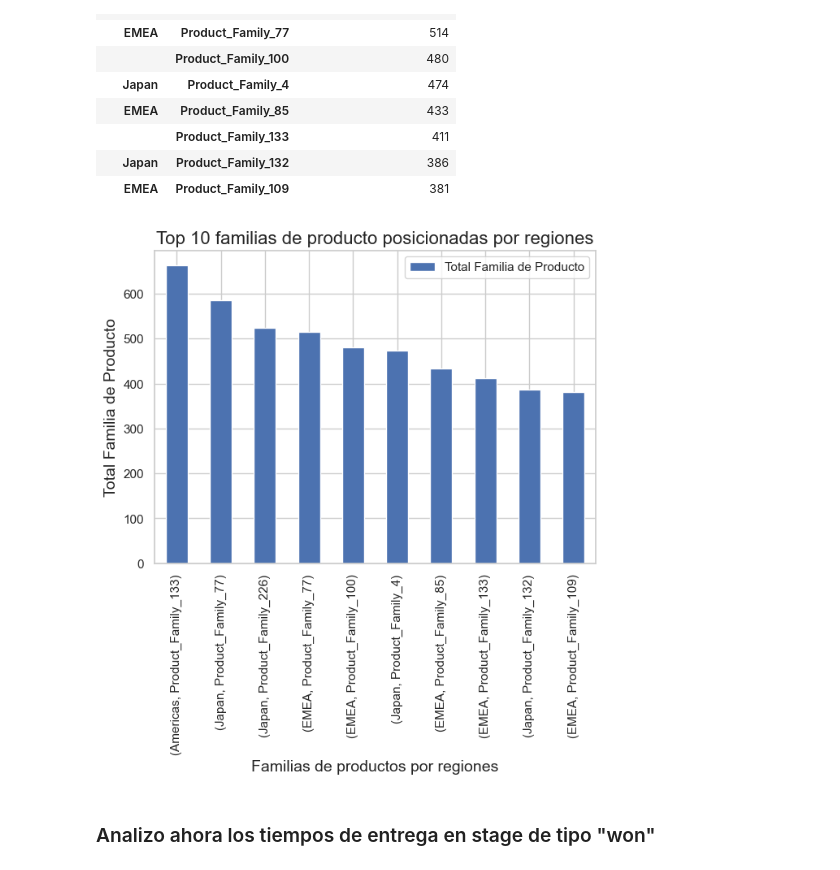
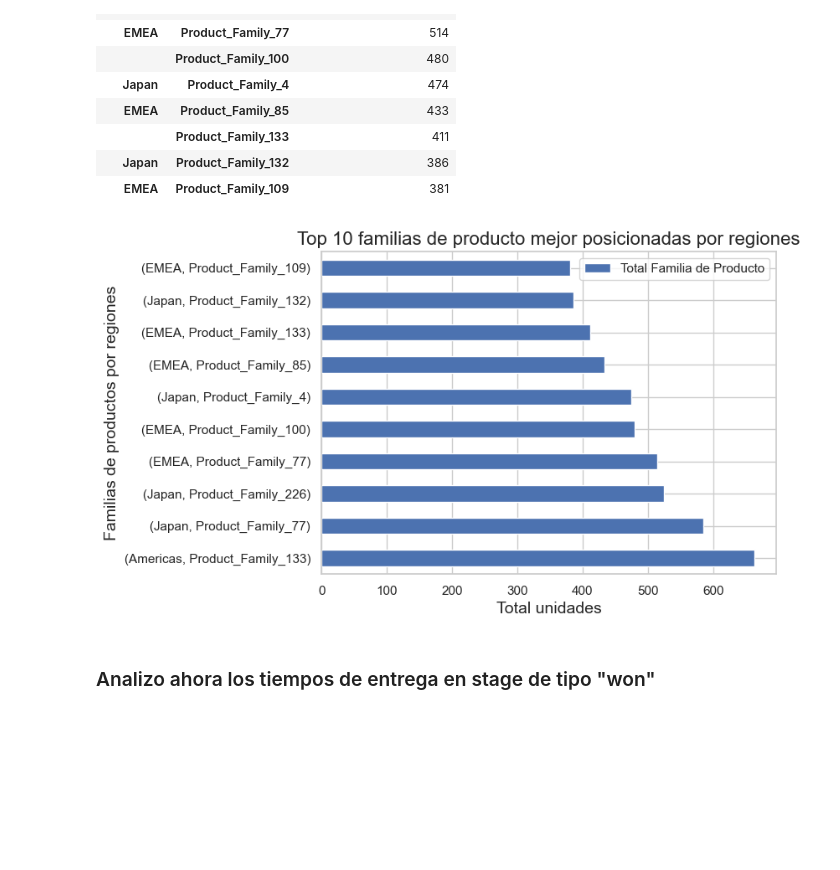
Before and after one commit to CeciliaRoldan/Pycantes, a Jupyter notebook: notebooks/analisisRegiones.ipynb, the cells around one changed output. Drawn from its saved outputs; the diff is of its cells as text; code cells hidden in the pictures; blank space fills up the shorter version.

```diff
--- a/notebooks/analisisRegiones.ipynb
+++ b/notebooks/analisisRegiones.ipynb
@@ -141,7 +149,7 @@ plot2.set_ylabel('Relacion de stages ganados contra perdidos', fontsize=14);
 ### Ahora analizo la familia de producto mayor posicionada segun las regiones
 # %%
 #Analizo ahora las distintas familias de porductos ,buscando cuales aparecen mas segun las regiones
-trainProd=train.loc[:,["Region","Product_Family"]]
+trainProd=train.loc[:,["Region","TRF","Product_Family"]]
 trainProd2=trainProd.dropna()
 trainProd2
 # %% [output]
@@ -179,12 +187,12 @@ trainProd3b
 | EMEA | Product_Family_109 | 381 |
 # %%
 #Grafico el resultado anterior
-plot3=trainProd3b.plot(kind='bar', figsize=(7,5))
-plot3.set_title('Top 10 familias de producto posicionadas por regiones', fontsize=16);
-plot3.set_xlabel('Familias de productos por regiones', fontsize=14);
-plot3.set_ylabel('Total Familia de Producto', fontsize=14);
+plot3=trainProd3b.plot(kind='barh', figsize=(7,5));
+plot3.set_title('Top 10 familias de producto mejor posicionadas por regiones', fontsize=16);
+plot3.set_xlabel('Total unidades', fontsize=14);
+plot3.set_ylabel('Familias de productos por regiones', fontsize=14);
 # %% [output]
-[figure, old version]
+[figure, new version]
 # %% [markdown]
 ### Analizo ahora los tiempos de entrega en stage de tipo "won"
 # %%
```
Also changed, not shown: parts of 21 cells of this notebook.
